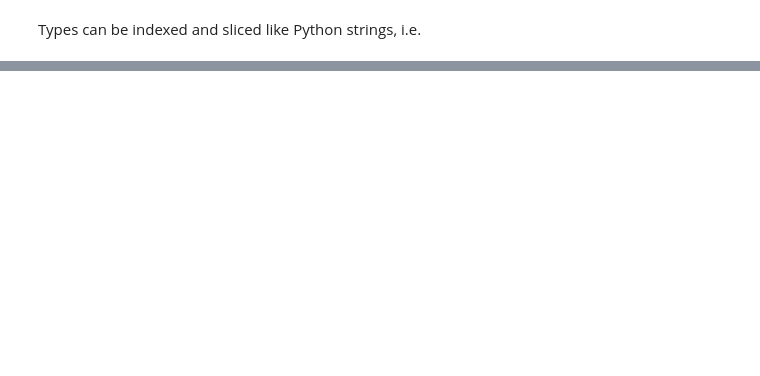
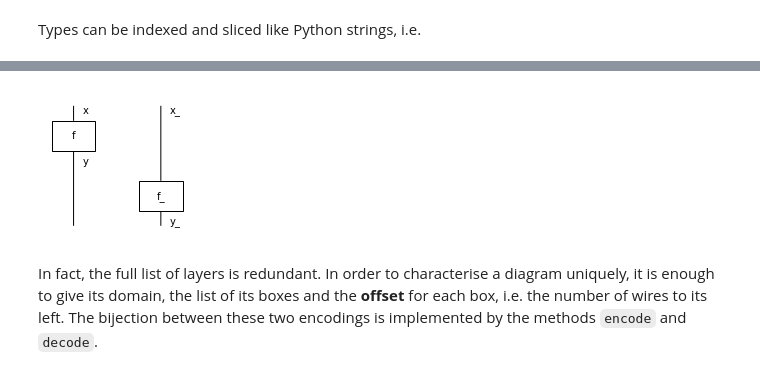
Before and after one commit to cnm13ryan/discopy, a Jupyter notebook: docs/notebooks/diagrams.ipynb, the cells around one changed output, grey strips where cells are left out. Cells and saved outputs as stored; diff of their text form; code cells hidden in the pictures; blank space fills up the shorter version.

```diff
--- a/docs/notebooks/diagrams.ipynb
+++ b/docs/notebooks/diagrams.ipynb
@@ -439,0 +444,21 @@ assert diagram == f @ f_
+# %%
+from discopy.monoidal import Diagram
+
+x, y, x_, y_ = Ty('x'), Ty('y'), Ty('x_'), Ty('y_')
+
+f, f_ = Box('f', x, y), Box('f_', x_, y_)
+
+assert f @ f_ == f @ x_ >> y @ f_ == Diagram(
+    inside=(
+        Layer(Ty(), f, x_),
+        Layer(y, f_, Ty())),
+    dom=x @ x_,
+    cod=y @ y_)
+
+(f @ f_).draw(figsize=(2, 2))
+# %% [output]
+[figure, added]
+# %% [markdown]
+In fact, the full list of layers is redundant.
+In order to characterise a diagram uniquely, it is enough to give its domain, the list of its boxes and the **offset** for each box, i.e. the number of wires to its left.
+The bijection between these two encodings is implemented by the methods `encode` and `decode`.
```
Also changed, not shown: parts of 33 cells of this notebook.
